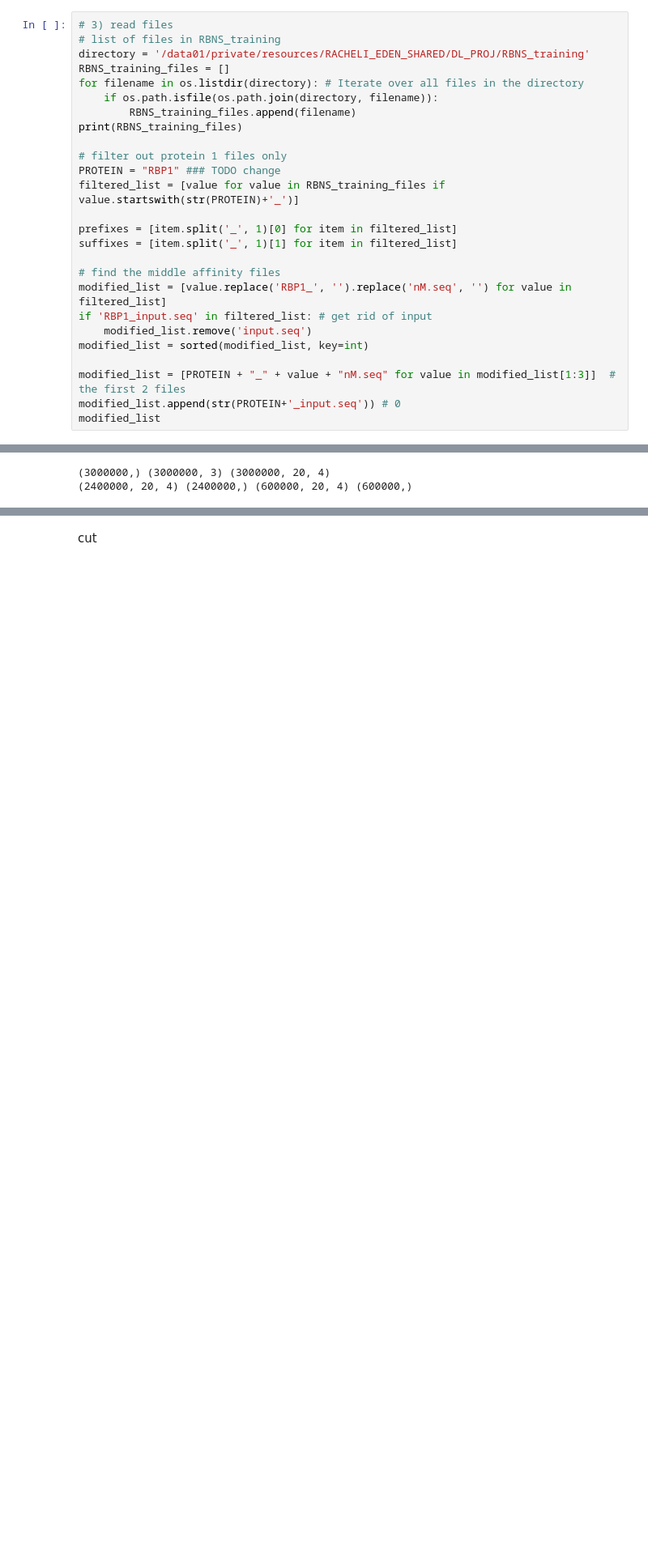
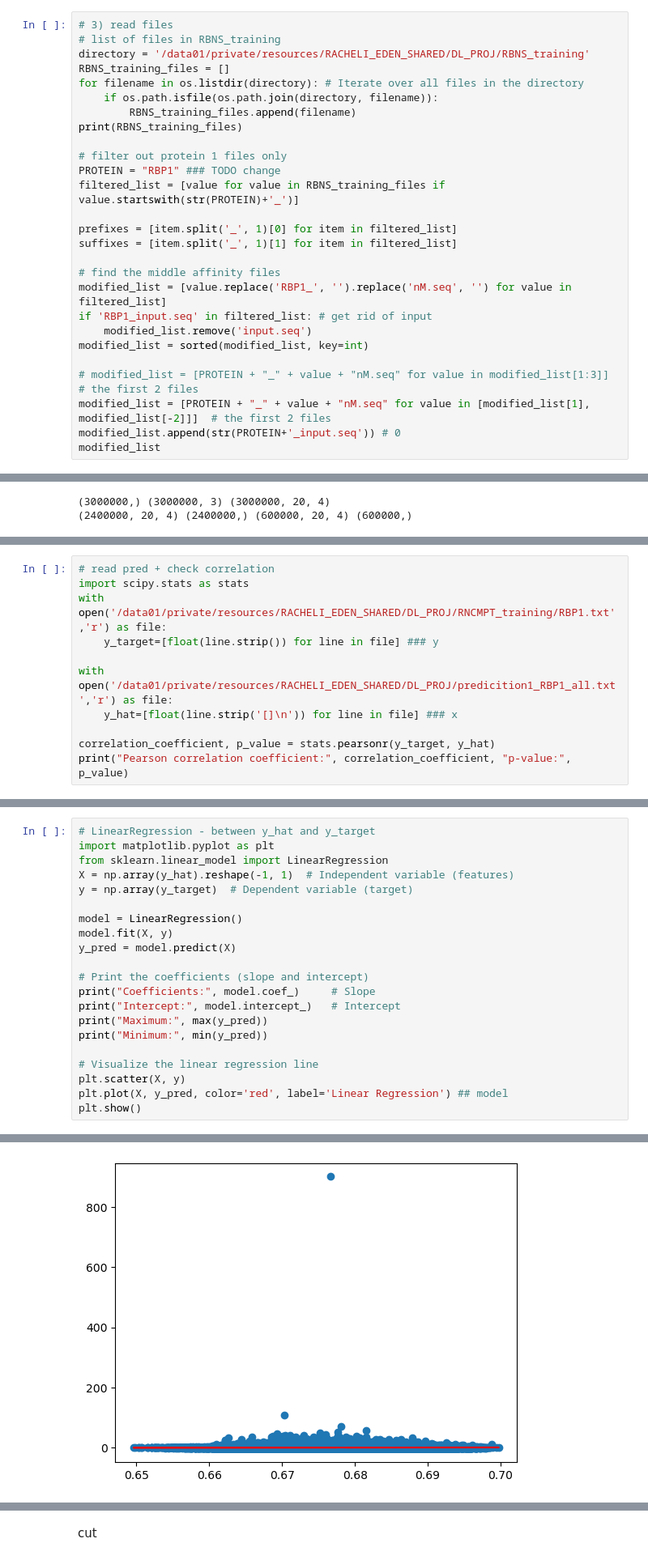
Before and after one commit to rachelcw/deepLearning, a Jupyter notebook: project.ipynb, the cells around one changed output, grey strips where cells are left out. Shown: that part at 81% size. Saved outputs shown, nothing was run; the diff lists cells and outputs as text; blank space fills up the shorter version.

Commit message:
old prediction

```diff
--- a/project.ipynb
+++ b/project.ipynb
@@ -72,7 +73,8 @@ if 'RBP1_input.seq' in filtered_list: # get rid of input
     modified_list.remove('input.seq')
 modified_list = sorted(modified_list, key=int)
 
-modified_list = [PROTEIN + "_" + value + "nM.seq" for value in modified_list[1:3]]  # the first 2 files
+# modified_list = [PROTEIN + "_" + value + "nM.seq" for value in modified_list[1:3]]  # the first 2 files
+modified_list = [PROTEIN + "_" + value + "nM.seq" for value in [modified_list[1], modified_list[-2]]]  # the first 2 files
 modified_list.append(str(PROTEIN+'_input.seq')) # 0
 modified_list
 # %% [output]
@@ -296,0 +326,11 @@ shifts_RNAcompete_master_list = [[seq[i:i+20] for i in range(len(seq) - 20 + 1)]
+# %%
+# read pred + check correlation
+import scipy.stats as stats
+with open('/data01/private/resources/RACHELI_EDEN_SHARED/DL_PROJ/RNCMPT_training/RBP1.txt','r') as file:
+    y_target=[float(line.strip()) for line in file] ### y
+
+with open('/data01/private/resources/RACHELI_EDEN_SHARED/DL_PROJ/predicition1_RBP1_all.txt','r') as file:
+    y_hat=[float(line.strip('[]\n')) for line in file] ### x
+
+correlation_coefficient, p_value = stats.pearsonr(y_target, y_hat)
+print("Pearson correlation coefficient:", correlation_coefficient, "p-value:", p_value)
@@ -296,0 +339,22 @@ shifts_RNAcompete_master_list = [[seq[i:i+20] for i in range(len(seq) - 20 + 1)]
+# %%
+# LinearRegression - between y_hat and y_target
+import matplotlib.pyplot as plt
+from sklearn.linear_model import LinearRegression
+X = np.array(y_hat).reshape(-1, 1)  # Independent variable (features)
+y = np.array(y_target)  # Dependent variable (target)
+
+model = LinearRegression()
+model.fit(X, y)
+y_pred = model.predict(X)
+
+# Print the coefficients (slope and intercept)
+print("Coefficients:", model.coef_)     # Slope
+print("Intercept:", model.intercept_)   # Intercept
+print("Maximum:", max(y_pred))
+print("Minimum:", min(y_pred))
+
+# Visualize the linear regression line
+plt.scatter(X, y)
+plt.plot(X, y_pred, color='red', label='Linear Regression') ## model
+plt.show()
+# %% [output]
@@ -297 +363,2 @@ shifts_RNAcompete_master_list = [[seq[i:i+20] for i in range(len(seq) - 20 + 1)]
+[figure, added]
 # %%
```
Also changed, not shown: parts of 20 cells of this notebook.
